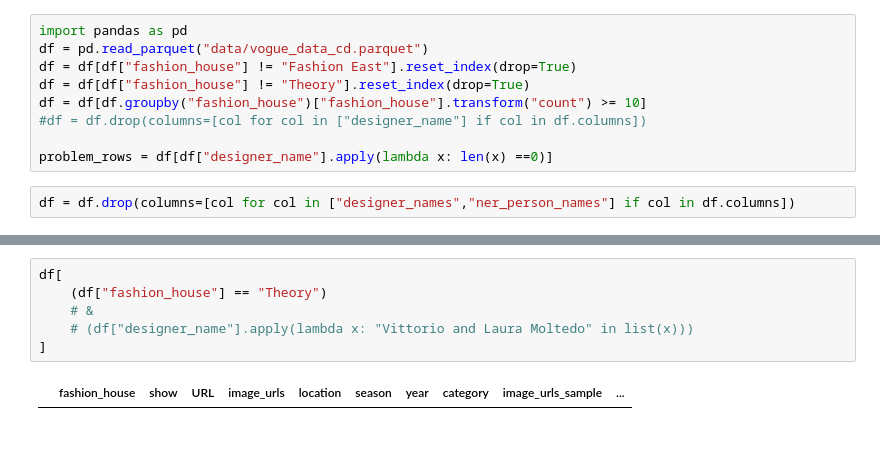
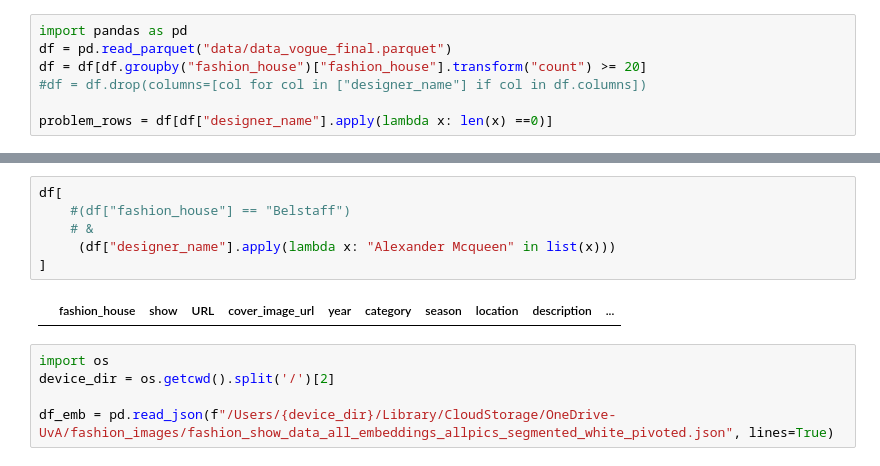
Before and after one commit to traopia/FashionDB, a Jupyter notebook: temporary_playground.ipynb, the cells around one changed output, grey strips where cells are left out. Saved outputs shown, nothing was run; the diff lists cells and outputs as text.

```diff
--- a/temporary_playground.ipynb
+++ b/temporary_playground.ipynb
@@ -1,11 +1,7 @@
 # %%
 import pandas as pd
-df = pd.read_parquet("data/vogue_data_cd.parquet")
-df = df[df["fashion_house"] != "Fashion East"].reset_index(drop=True)
-df = df[df["fashion_house"] != "Theory"].reset_index(drop=True)
-df = df[df.groupby("fashion_house")["fashion_house"].transform("count") >= 10]
+df = pd.read_parquet("data/data_vogue_final.parquet")
+df = df[df.groupby("fashion_house")["fashion_house"].transform("count") >= 20]
 #df = df.drop(columns=[col for col in ["designer_name"] if col in df.columns])
 
 problem_rows = df[df["designer_name"].apply(lambda x: len(x) ==0)]
-# %%
-df = df.drop(columns=[col for col in ["designer_names","ner_person_names"] if col in df.columns])
@@ -12,8 +91,13 @@ df = df.drop(columns=[col for col in ["designer_names","ner_person_names"] if co
 # %%
 df[
-    (df["fashion_house"] == "Theory")
+    #(df["fashion_house"] == "Belstaff")
     # &
-    # (df["designer_name"].apply(lambda x: "Vittorio and Laura Moltedo" in list(x)))
+     (df["designer_name"].apply(lambda x: "Alexander Mcqueen" in list(x)))
 ]
 # %% [output]
-|  | fashion_house | show | URL | image_urls | location | season | year | category | image_urls_sample | ... |
+|  | fashion_house | show | URL | cover_image_url | year | category | season | location | description | ... |
+# %%
+import os
+device_dir = os.getcwd().split('/')[2]
+
+df_emb = pd.read_json(f"/Users/{device_dir}/Library/CloudStorage/OneDrive-UvA/fashion_images/fashion_show_data_all_embeddings_allpics_segmented_white_pivoted.json", lines=True)
```
Also changed, not shown: parts of 14 cells of this notebook, 31 other files.
